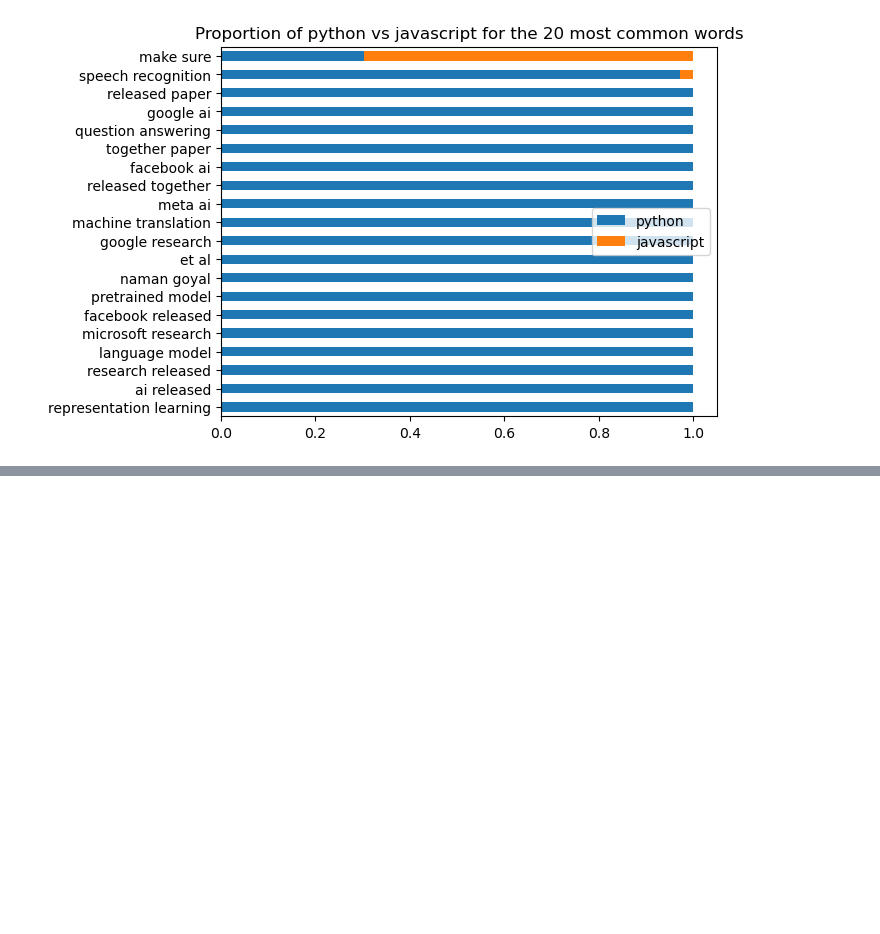
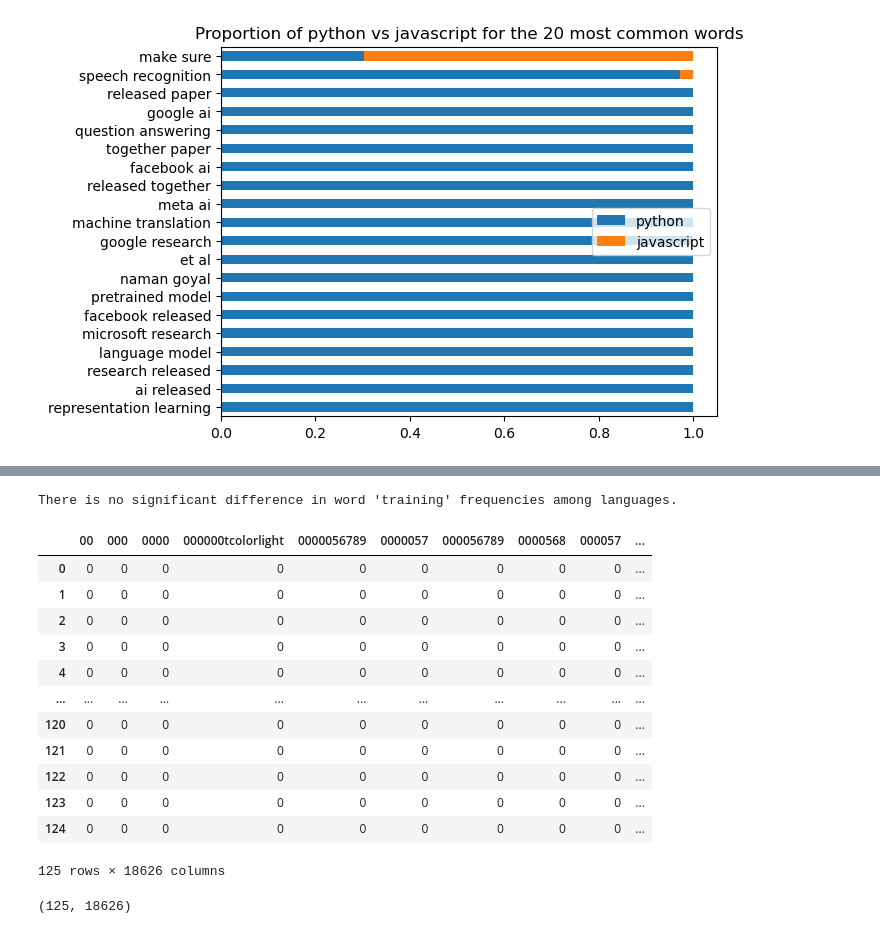
Before and after one commit to Science-of-the-Fork/nlp-project, a Jupyter notebook: jon/bigramexplore.ipynb, the cells around one changed output, grey strips where cells are left out. Drawn from its saved outputs; the diff is of its cells as text; code cells hidden in the pictures; blank space fills up the shorter version.

```diff
--- a/jon/bigramexplore.ipynb
+++ b/jon/bigramexplore.ipynb
@@ -259,3 +255,17 @@ plt.title('Proportion of python vs javascript for the 20 most common words')
 # %% [output]
 Text(0.5, 1.0, 'Proportion of python vs javascript for the 20 most common words')
 [figure]
+# %%
+df = train
+
+vectorizer = CountVectorizer()
+
+X_train = vectorizer.fit_transform(df["lemmatized"])
+
+word_frequencies_df = pd.DataFrame(X_train.toarray(), columns=vectorizer.get_feature_names_out())
+
+word_frequencies_total = word_frequencies_df.sum()
+
+
+top_n = 80
+top_words = word_frequencies_total.sort_values(ascending=False).index[:top_n]
@@ -261,0 +311,29 @@ Text(0.5, 1.0, 'Proportion of python vs javascript for the 20 most common words'
+# %%
+    alpha = 0.05
+    if p_value < alpha:
+        print(f"There is a significant difference in word '{word}' frequencies among languages.")
+    else:
+        print(f"There is no significant difference in word '{word}' frequencies among languages.")
+    print("\n")
+# %% [output]
+There is no significant difference in word 'training' frequencies among languages.
+# %%
+word_frequencies_df
+# %% [output]
+|  | 00 | 000 | 0000 | 000000tcolorlight | 0000056789 | 0000057 | 000056789 | 0000568 | 000057 | ... |
+| 0 | 0 | 0 | 0 | 0 | 0 | 0 | 0 | 0 | 0 | ... |
+| 1 | 0 | 0 | 0 | 0 | 0 | 0 | 0 | 0 | 0 | ... |
+| 2 | 0 | 0 | 0 | 0 | 0 | 0 | 0 | 0 | 0 | ... |
+| 3 | 0 | 0 | 0 | 0 | 0 | 0 | 0 | 0 | 0 | ... |
+| 4 | 0 | 0 | 0 | 0 | 0 | 0 | 0 | 0 | 0 | ... |
+| ... | ... | ... | ... | ... | ... | ... | ... | ... | ... | ... |
+| 120 | 0 | 0 | 0 | 0 | 0 | 0 | 0 | 0 | 0 | ... |
+| 121 | 0 | 0 | 0 | 0 | 0 | 0 | 0 | 0 | 0 | ... |
+| 122 | 0 | 0 | 0 | 0 | 0 | 0 | 0 | 0 | 0 | ... |
+| 123 | 0 | 0 | 0 | 0 | 0 | 0 | 0 | 0 | 0 | ... |
+| 124 | 0 | 0 | 0 | 0 | 0 | 0 | 0 | 0 | 0 | ... |
+125 rows × 18626 columns
+# %%
+word_frequencies_df.shape
+# %% [output]
+(125, 18626)
```
Also changed, not shown: parts of 2 cells of this notebook.
